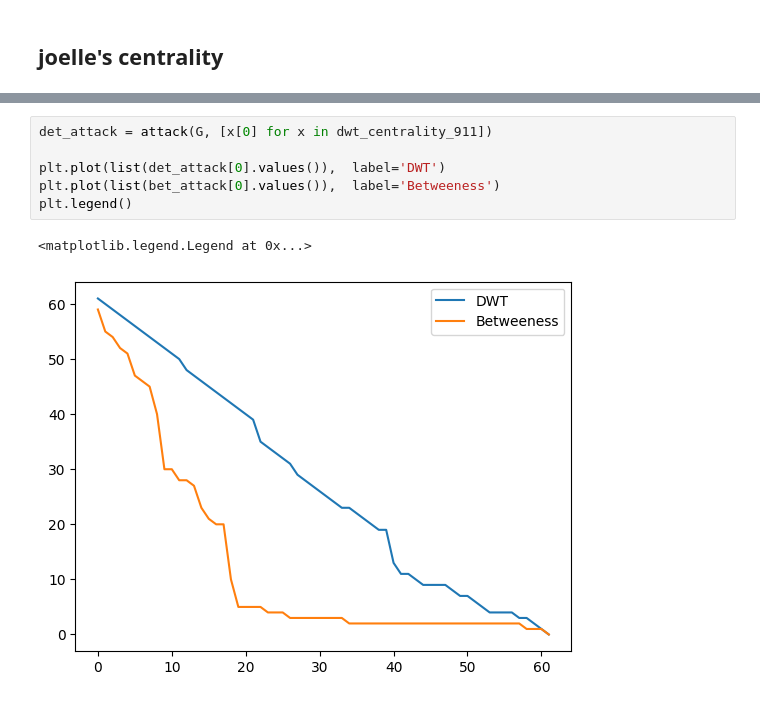
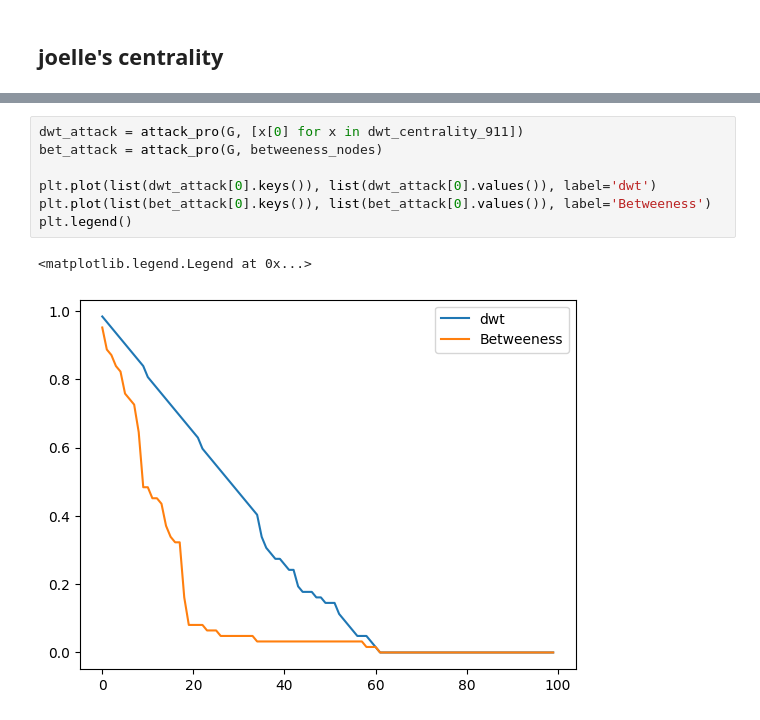
Before and after one commit to raysas/network-disintegration-attacks, a Jupyter notebook: code/test.ipynb, the cells around one changed output, grey strips where cells are left out. Drawn from its saved outputs; the diff is of its cells as text.

```diff
--- a/code/test.ipynb
+++ b/code/test.ipynb
@@ -534,9 +559,10 @@ dwt_centrality_911
 # %%
-det_attack = attack(G, [x[0] for x in dwt_centrality_911])
+dwt_attack = attack_pro(G, [x[0] for x in dwt_centrality_911])
+bet_attack = attack_pro(G, betweeness_nodes)
 
-plt.plot(list(det_attack[0].values()),  label='DWT')
-plt.plot(list(bet_attack[0].values()),  label='Betweeness')
+plt.plot(list(dwt_attack[0].keys()), list(dwt_attack[0].values()), label='dwt')
+plt.plot(list(bet_attack[0].keys()), list(bet_attack[0].values()), label='Betweeness')
 plt.legend()
 # %% [output]
 <matplotlib.legend.Legend at 0x...>
-[figure, old version]
+[figure, new version]
```
Also changed, not shown: parts of 9 cells of this notebook, 2 other files.
